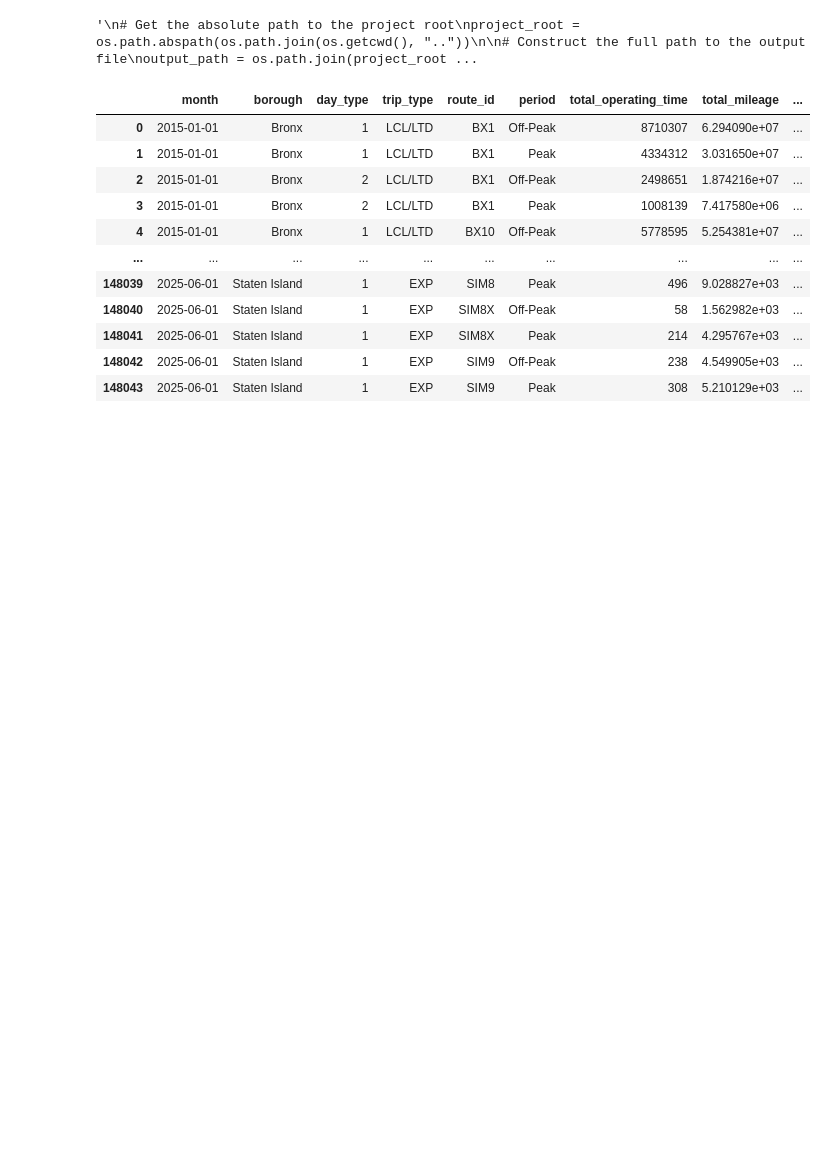
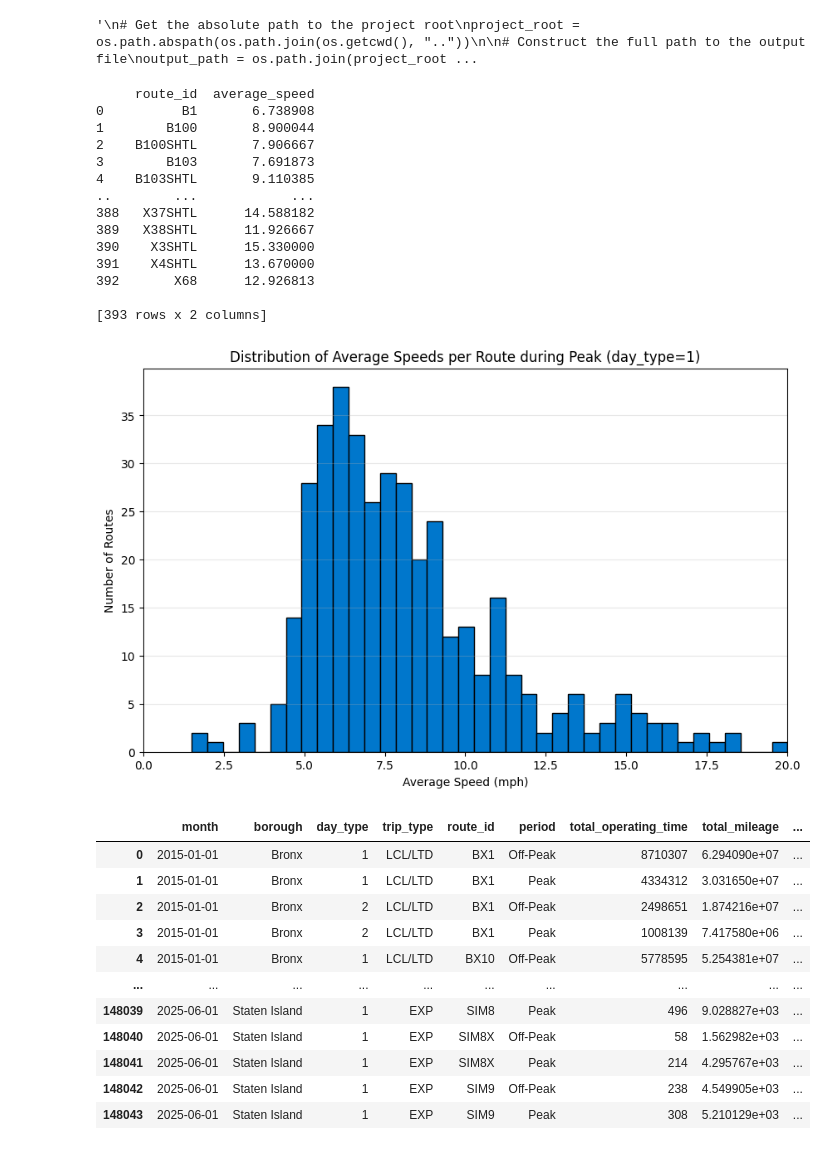
Before and after one commit to djbrown227/fare_evasion, a Jupyter notebook: notebooks/02_data_cleaning.ipynb, the cells around one changed output. Cells and saved outputs as stored; diff of their text form; code cells hidden in the pictures; blank space fills up the shorter version.

```diff
--- a/notebooks/02_data_cleaning.ipynb
+++ b/notebooks/02_data_cleaning.ipynb
@@ -674,6 +674,8 @@ bus_evasion_df_2025 = pd.read_csv(os.path.join(DATA_DIR, "MTA_Bus_Speeds__Beginn
 # %%
 # Append (stack them vertically)
 df_bus_speed = pd.concat([bus_evasion_df_2015, bus_evasion_df_2020, bus_evasion_df_2025], ignore_index=True)
+# %%
+df = df_bus_speed
 # %%
 '''
 # Get the absolute path to the project root
@@ -687,6 +689,47 @@ df_bus_ridership.to_csv(output_path, index=False)
 '''
 # %% [output]
 '\n# Get the absolute path to the project root\nproject_root = os.path.abspath(os.path.join(os.getcwd(), ".."))\n\n# Construct the full path to the output file\noutput_path = os.path.join(project_root ...
+# %%
+import pandas as pd
+import matplotlib.pyplot as plt
+
+df = df[df["trip_type"] != "EXP"]
+# 1. Filter for 'Peak' period and day_type = 1
+peak_df = df[(df['period'] == 'Peak') & (df['day_type'] == 1)]
+
+# 2. Group by route_id and calculate average of average_speed
+avg_speed_per_route = peak_df.groupby('route_id')['average_speed'].mean().reset_index()
+
+print(avg_speed_per_route)
+avg_speed_per_route = avg_speed_per_route[avg_speed_per_route['average_speed'] < 20]
+
+avg_speed_per_route = avg_speed_per_route.reset_index(drop=True)
+
+# 3. Plot histogram
+plt.figure(figsize=(10,6))
+plt.hist(avg_speed_per_route['average_speed'], bins=100, color='#0077cc', edgecolor='black')
+plt.title('Distribution of Average Speeds per Route during Peak (day_type=1)')
+plt.xlabel('Average Speed (mph)')
+plt.ylabel('Number of Routes')
+plt.xlim(0, 20)  # Cut off at 20 mph
+plt.grid(axis='y', alpha=0.3)
+plt.show()
+# %% [output]
+     route_id  average_speed
+0          B1       6.738908
+1        B100       8.900044
+2    B100SHTL       7.906667
+3        B103       7.691873
+4    B103SHTL       9.110385
+..        ...            ...
+388   X37SHTL      14.588182
+389   X38SHTL      11.926667
+390    X3SHTL      15.330000
+391    X4SHTL      13.670000
+392       X68      12.926813
+
+[393 rows x 2 columns]
+[figure, added]
 # %%
 df_bus_speed
 # %% [output]
```
Also changed, not shown: parts of 1 cell of this notebook, 2 other files.
